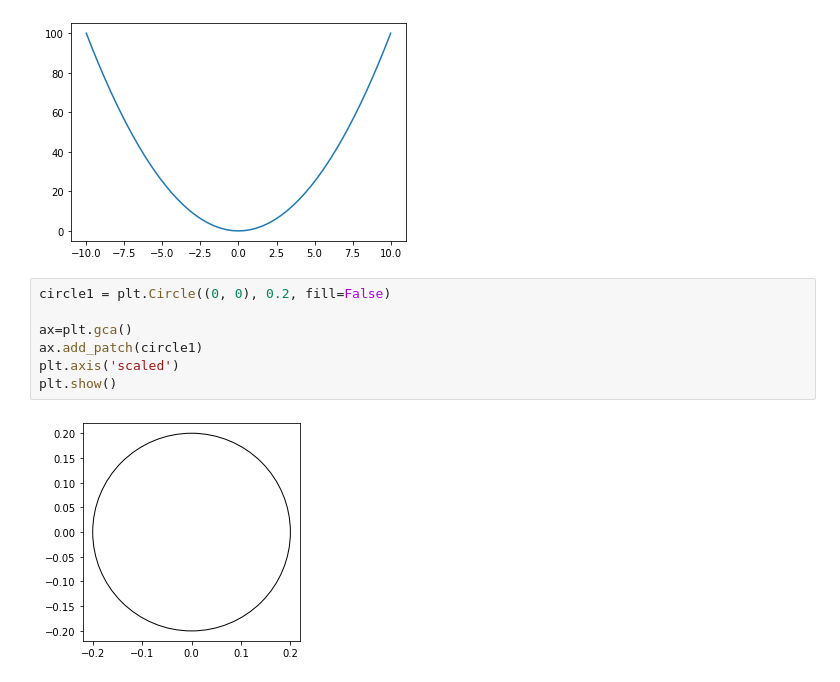
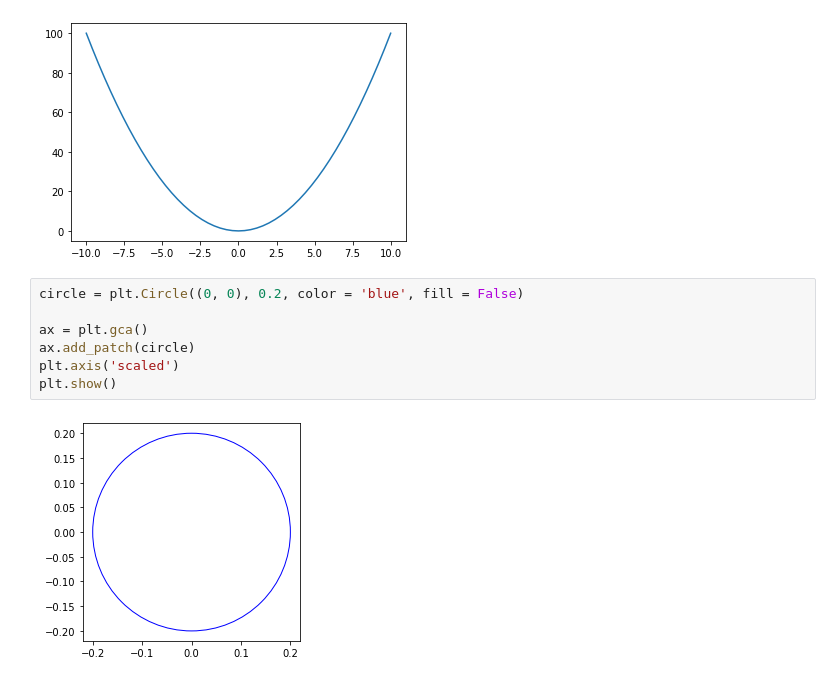
Before and after one commit to burdyugova/algebra, a Jupyter notebook: Lesson_3/lines and planes.ipynb, the cells around one changed output. Cells and saved outputs as stored; diff of their text form.

```diff
--- a/Lesson_3/lines and planes.ipynb
+++ b/Lesson_3/lines and planes.ipynb
@@ -24,11 +24,11 @@ plt.show()
 # %% [output]
 [figure]
 # %%
-circle1 = plt.Circle((0, 0), 0.2, fill=False)
+circle = plt.Circle((0, 0), 0.2, color = 'blue', fill = False)
 
-ax=plt.gca()
-ax.add_patch(circle1)
+ax = plt.gca()
+ax.add_patch(circle)
 plt.axis('scaled')
 plt.show()
 # %% [output]
-[figure, old version]
+[figure, new version]
```
Also changed, not shown: parts of 4 cells of this notebook.
